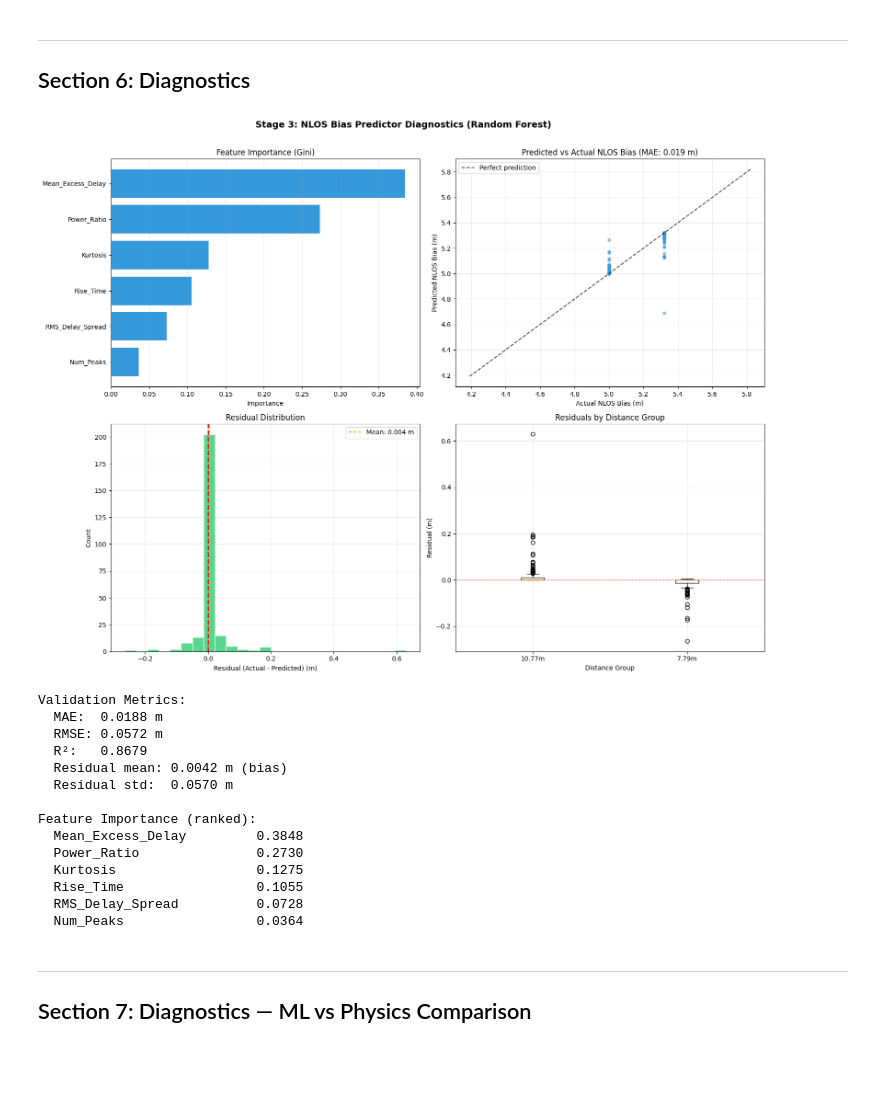
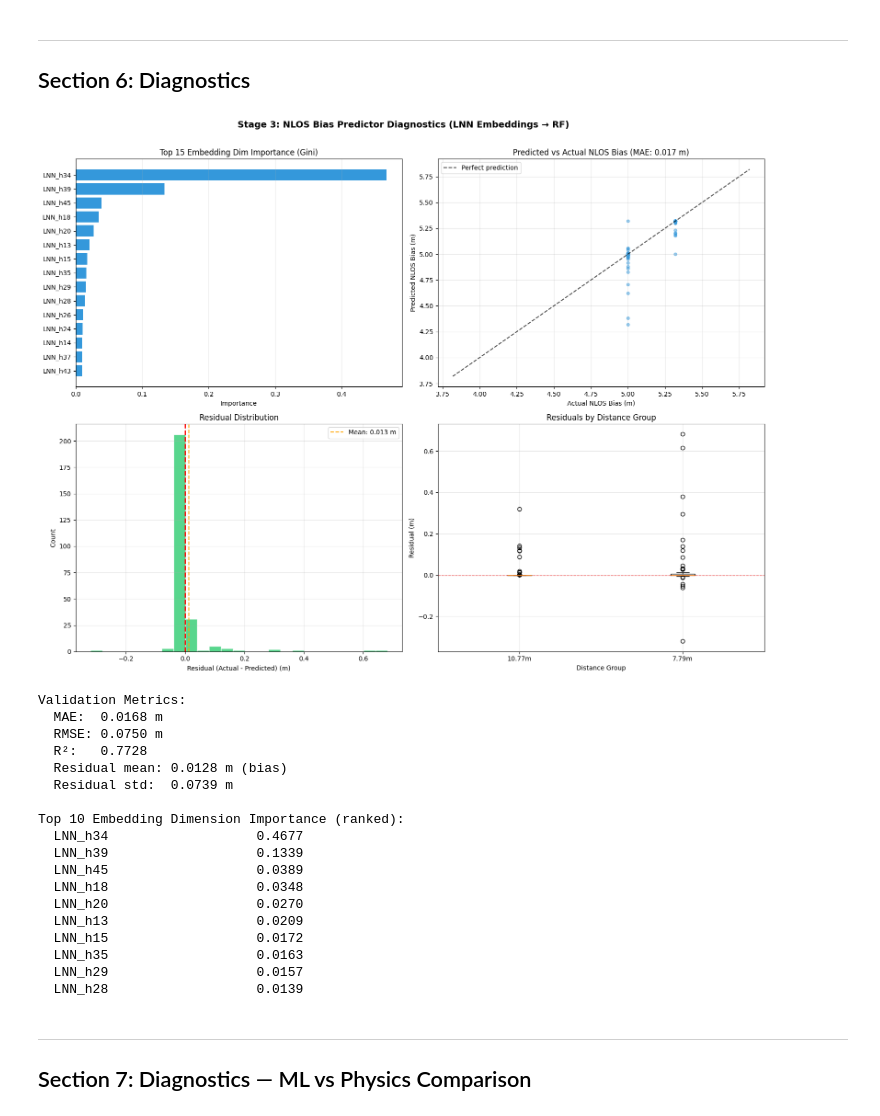
Before and after one commit to jonathanljc/capstone, a Jupyter notebook: lnn/stage3_ranging_error.ipynb, the cells around one changed output. Saved outputs shown, nothing was run; the diff lists cells and outputs as text; code cells hidden in the pictures; blank space fills up the shorter version.

```diff
--- a/lnn/stage3_ranging_error.ipynb
+++ b/lnn/stage3_ranging_error.ipynb
@@ -206,7 +212,8 @@ def get_distance_group(fname):
 # LOAD NLOS DATA, FILTER SINGLE-BOUNCE, ASSIGN GROUND TRUTH
 # ==========================================
 def load_single_bounce_data(filepath="../dataset/channels/combined_uwb_dataset.csv"):
-    """Load NLOS samples, filter to single-bounce, assign measured NLOS bias as target."""
+    """Load NLOS samples, filter to single-bounce, assign measured NLOS bias as target.
+    Also returns raw signals and leading edges for LNN embedding extraction."""
     print(f"Loading: {filepath}")
     df = pd.read_csv(filepath)
 
@@ -222,6 +229,8 @@ def load_single_bounce_data(filepath="../dataset/channels/combined_uwb_dataset.c
     features_list = []
     nlos_biases = []
     source_files = []
+    raw_sigs_list = []
+    leading_edges_list = []
     skipped = 0
 
     for idx, row in nlos_df.iterrows():
@@ -249,6 +258,8 @@ def load_single_bounce_data(filepath="../dataset/channels/combined_uwb_dataset.c
         # Target: physically measured NLOS bias
         nlos_biases.append(MEASURED_NLOS_BIAS[group])
         source_files.append(fname)
+        raw_sigs_list.append(sig.copy())
+        leading_edges_list.append(le)
 
     if skipped > 0:
         print(f"  Skipped {skipped} samples (no measured ground truth for their group)")
@@ -270,6 +281,8 @@ def load_single_bounce_data(filepath="../dataset/channels/combined_uwb_dataset.c
     feature_df = feature_df[single_mask].reset_index(drop=True)
     nlos_biases = nlos_biases[single_mask]
     source_files = [s for s, m in zip(source_files, single_mask) if m]
+    raw_sigs_list = [s for s, m in zip(raw_sigs_list, single_mask) if m]
+    leading_edges_list = [l for l, m in zip(leading_edges_list, single_mask) if m]
 
     # Show ground truth mapping
     print(f"\n  Ground truth mapping (physically measured NLOS bias):")
@@ -287,10 +300,10 @@ def load_single_bounce_data(filepath="../dataset/channels/combined_uwb_dataset.c
     print(f"\n  Feature stats:")
     print(feature_df.describe().round(2))
 
-    return feature_df, nlos_biases, source_files
+    return feature_df, nlos_biases, source_files, np.array(raw_sigs_list), np.array(leading_edges_list)
 
 
-feature_df, nlos_biases, source_files = load_single_bounce_data()
+feature_df, nlos_biases, source_files, raw_sigs, leading_edges = load_single_bounce_data()
 # %% [output]
 Loading: ../dataset/channels/combined_uwb_dataset.csv
   Total samples: 3600, NLOS samples: 1800
@@ -498,20 +759,24 @@ Test R²:   0.8679
 ## Section 6: Diagnostics
 # %%
 # ==========================================
-# DIAGNOSTICS
+# DIAGNOSTICS (Legacy hand-crafted feature view)
 # ==========================================
+# This cell shows the same diagnostics but with hand-crafted feature names
+# for interpretability. The RF model uses 48-dim LNN embeddings internally.
+
 y_pred_test = rf_model.predict(X_test)
 residuals = y_test - y_pred_test
 
 fig, axs = plt.subplots(2, 2, figsize=(16, 12))
 plt.subplots_adjust(hspace=0.35, wspace=0.3)
 
-# 1. Feature Importance
+# 1. Feature Importance (top 15 embedding dimensions)
 ax = axs[0, 0]
 importances = rf_model.feature_importances_
-sorted_idx = np.argsort(importances)
-ax.barh(np.array(FEATURE_NAMES)[sorted_idx], importances[sorted_idx], color='#3498db')
-ax.set_title("Feature Importance (Gini)")
+top_k = min(15, len(importances))
+sorted_idx = np.argsort(importances)[-top_k:]
+ax.barh(np.array(EMBEDDING_NAMES)[sorted_idx], importances[sorted_idx], color='#3498db')
+ax.set_title(f"Top {top_k} Embedding Dim Importance (Gini)")
 ax.set_xlabel("Importance")
 ax.grid(True, alpha=0.3, axis='x')
 
@@ -540,52 +805,56 @@ ax.set_ylabel("Count")
 ax.legend()
 ax.grid(True, alpha=0.3)
 
 # 4. Residual by Group (using sf_test from split)
 ax = axs[1, 1]
 test_groups = [get_distance_group(sf) for sf in sf_test]
 unique_grps = sorted(set(test_groups))
 grp_residuals = {g: [] for g in unique_grps}
 for g, r in zip(test_groups, residuals):
     grp_residuals[g].append(r)
 ax.boxplot([grp_residuals[g] for g in unique_grps], labels=unique_grps)
 ax.axhline(0, color='red', ls='--', lw=1, alpha=0.5)
 ax.set_title("Residuals by Distance Group")
 ax.set_xlabel("Distance Group")
 ax.set_ylabel("Residual (m)")
 ax.grid(True, alpha=0.3)
 
-plt.suptitle("Stage 3: NLOS Bias Predictor Diagnostics (Random Forest)",
+plt.suptitle("Stage 3: NLOS Bias Predictor Diagnostics (LNN Embeddings → RF)",
              fontsize=14, fontweight='bold', y=1.01)
 plt.tight_layout()
 plt.show()
 
 # Summary
 print(f"\nValidation Metrics:")
 print(f"  MAE:  {mae:.4f} m")
 print(f"  RMSE: {np.sqrt(np.mean(residuals**2)):.4f} m")
-print(f"  R\u00b2:   {test_r2:.4f}")
+print(f"  R²:   {test_r2:.4f}")
 print(f"  Residual mean: {residuals.mean():.4f} m (bias)")
 print(f"  Residual std:  {residuals.std():.4f} m")
 
-print(f"\nFeature Importance (ranked):")
-for feat, imp in sorted(zip(FEATURE_NAMES, importances), key=lambda x: -x[1]):
+print(f"\nTop 10 Embedding Dimension Importance (ranked):")
+for feat, imp in sorted(zip(EMBEDDING_NAMES, importances), key=lambda x: -x[1])[:10]:
     print(f"  {feat:<25} {imp:.4f}")
 # %% [output]
-[figure, old version]
+[figure, new version]
 Validation Metrics:
-  MAE:  0.0188 m
-  RMSE: 0.0572 m
-  R²:   0.8679
-  Residual mean: 0.0042 m (bias)
-  Residual std:  0.0570 m
+  MAE:  0.0168 m
+  RMSE: 0.0750 m
+  R²:   0.7728
+  Residual mean: 0.0128 m (bias)
+  Residual std:  0.0739 m
 
-Feature Importance (ranked):
-  Mean_Excess_Delay         0.3848
-  Power_Ratio               0.2730
-  Kurtosis                  0.1275
-  Rise_Time                 0.1055
-  RMS_Delay_Spread          0.0728
-  Num_Peaks                 0.0364
+Top 10 Embedding Dimension Importance (ranked):
+  LNN_h34                   0.4677
+  LNN_h39                   0.1339
+  LNN_h45                   0.0389
+  LNN_h18                   0.0348
+  LNN_h20                   0.0270
+  LNN_h13                   0.0209
+  LNN_h15                   0.0172
+  LNN_h35                   0.0163
+  LNN_h29                   0.0157
+  LNN_h28                   0.0139
 # %% [markdown]
 ---
 ## Section 7: Diagnostics — ML vs Physics Comparison
```
Also changed, not shown: parts of 18 cells of this notebook, 12 other files.
